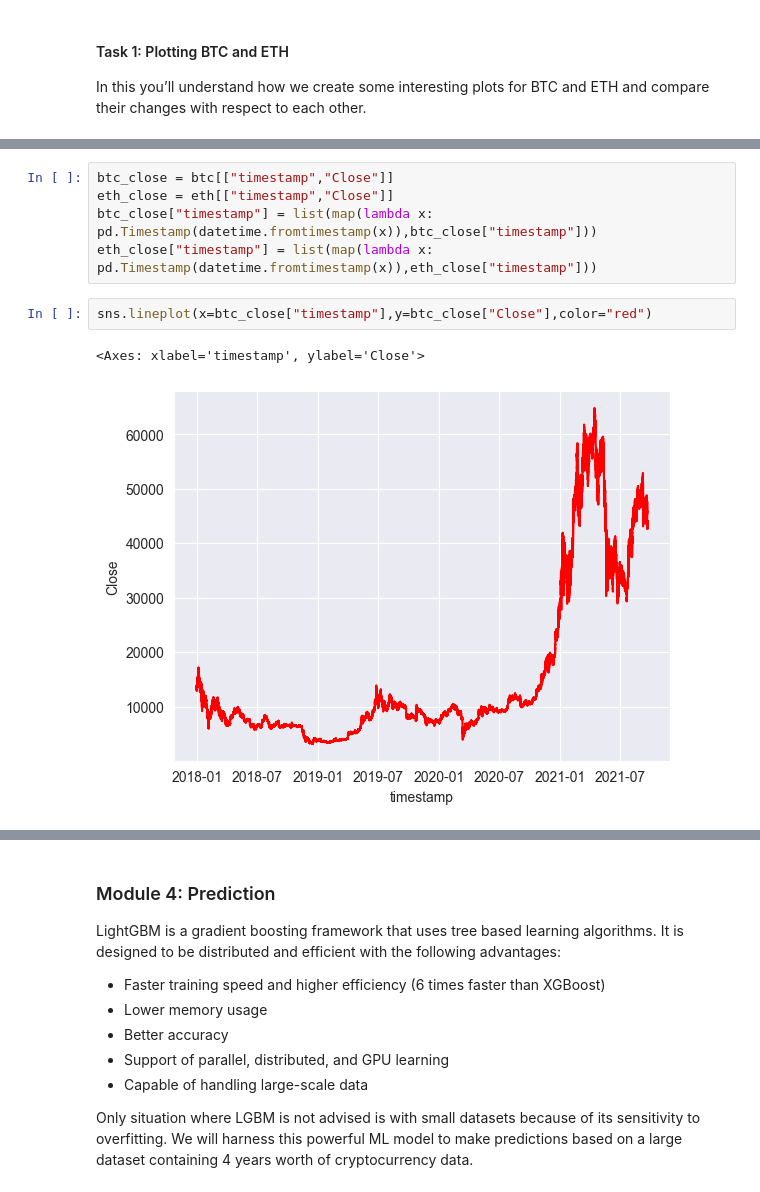
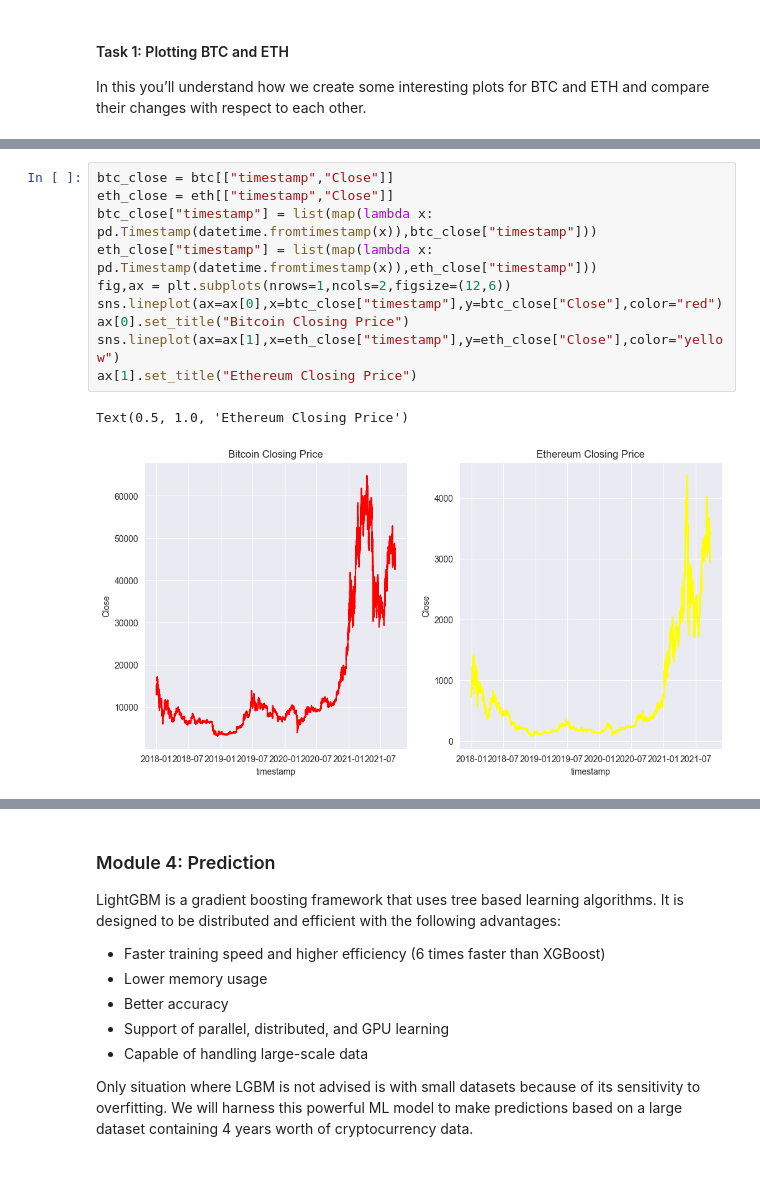
Before and after one commit to amithvardhan99/drivendata, a Jupyter notebook: Crypto Forecasting Model For Market Data 2018 - 2021/notebook_new.ipynb, the cells around one changed output, grey strips where cells are left out. Saved outputs shown, nothing was run; the diff lists cells and outputs as text.

```diff
--- a/Crypto Forecasting Model For Market Data 2018 - 2021/notebook_new.ipynb
+++ b/Crypto Forecasting Model For Market Data 2018 - 2021/notebook_new.ipynb
@@ -281,10 +256,13 @@ sns.heatmap(eth_corr,annot=True,cmap="PRGn")
 # %%
 btc_close = btc[["timestamp","Close"]]
 eth_close = eth[["timestamp","Close"]]
 btc_close["timestamp"] = list(map(lambda x: pd.Timestamp(datetime.fromtimestamp(x)),btc_close["timestamp"]))
 eth_close["timestamp"] = list(map(lambda x: pd.Timestamp(datetime.fromtimestamp(x)),eth_close["timestamp"]))
+fig,ax = plt.subplots(nrows=1,ncols=2,figsize=(12,6))
+sns.lineplot(ax=ax[0],x=btc_close["timestamp"],y=btc_close["Close"],color="red")
+ax[0].set_title("Bitcoin Closing Price")
+sns.lineplot(ax=ax[1],x=eth_close["timestamp"],y=eth_close["Close"],color="yellow")
+ax[1].set_title("Ethereum Closing Price")
+# %% [output]
+Text(0.5, 1.0, 'Ethereum Closing Price')
+[figure, added]
-# %%
-sns.lineplot(x=btc_close["timestamp"],y=btc_close["Close"],color="red")
-# %% [output]
-<Axes: xlabel='timestamp', ylabel='Close'>
-[figure, removed]
```
Also changed, not shown: parts of 30 cells of this notebook.
